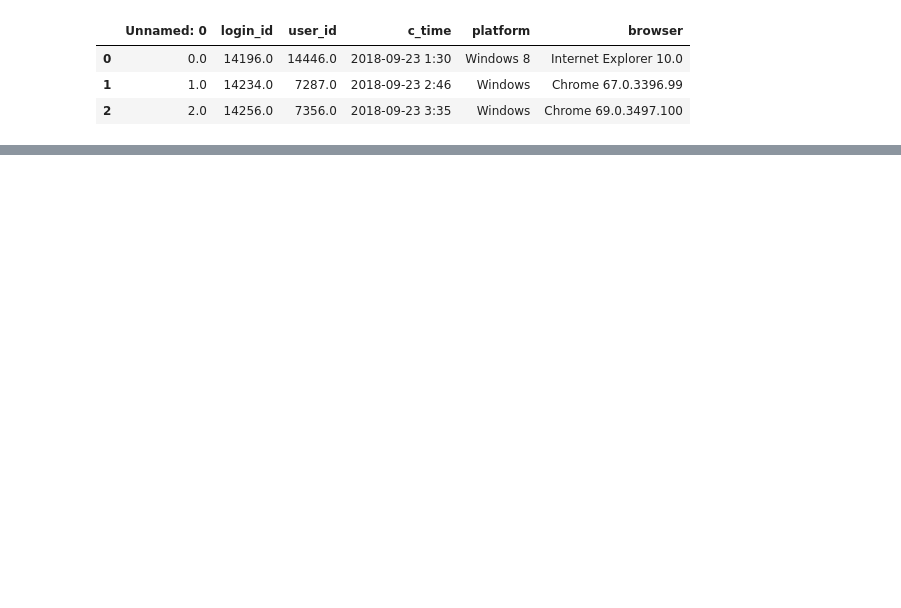
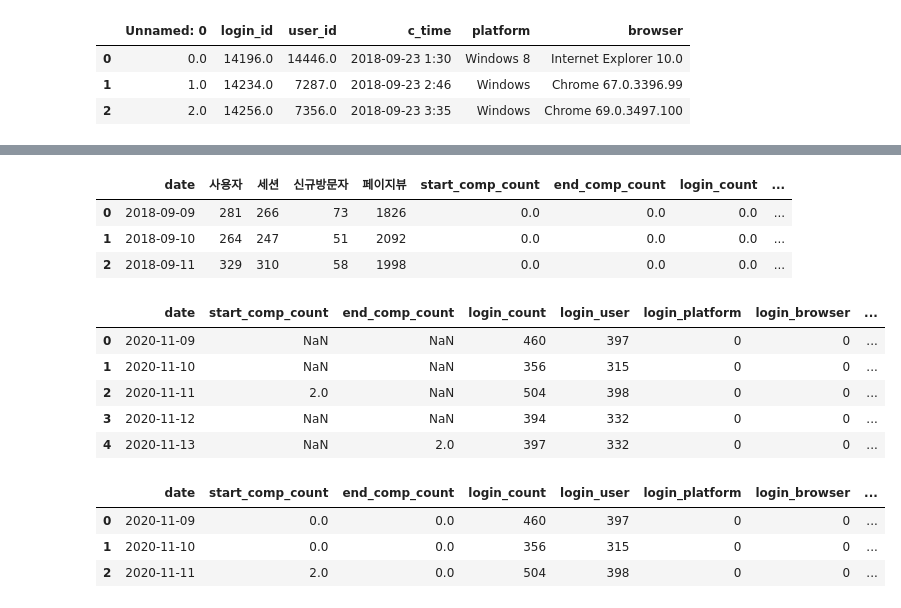
Before and after one commit to imji0319/new_python, a Jupyter notebook: DACON/Winners/dacon_rank1.ipynb, the cells around one changed output, grey strips where cells are left out. Drawn from its saved outputs; the diff is of its cells as text; code cells hidden in the pictures; blank space fills up the shorter version.

```diff
--- a/DACON/Winners/dacon_rank1.ipynb
+++ b/DACON/Winners/dacon_rank1.ipynb
@@ -103,0 +191,34 @@ login.head(3)
+# %%
+train_X.head(3)
+# %% [output]
+|  | date | 사용자 | 세션 | 신규방문자 | 페이지뷰 | start_comp_count | end_comp_count | login_count | ... |
+| 0 | 2018-09-09 | 281 | 266 | 73 | 1826 | 0.0 | 0.0 | 0.0 | ... |
+| 1 | 2018-09-10 | 264 | 247 | 51 | 2092 | 0.0 | 0.0 | 0.0 | ... |
+| 2 | 2018-09-11 | 329 | 310 | 58 | 1998 | 0.0 | 0.0 | 0.0 | ... |
+# %%
+# test features  생성
+
+submission['DateTime'] = submission['DateTime'].astype(str)
+start_comp_fe['date'] = start_comp_fe['date'].astype(str)
+end_comp_fe['date'] = end_comp_fe['date'].astype(str)
+login_fe['date'] = login_fe['date'].astype(str)
+user_fe['date'] =user_fe['date'].astype(str)
+sub_fe['date']=sub_fe['date'].astype(str)
+# %%
+temp_sub = submission[['DateTime']]
+temp_sub.columns =['date']
+# %%
+test_X =  pd.merge(temp_sub, start_comp_fe, on ='date', how ='left' )
+test_X =  pd.merge(test_X, end_comp_fe, on ='date',how ='left')
+test_X =  pd.merge(test_X, login_fe, on ='date',how ='left')
+test_X =  pd.merge(test_X, user_fe, on='date',how ='left')
+test_X =  pd.merge(test_X, sub_fe, on ='date',how ='left')
+
+test_X.head()
+# %% [output]
+|  | date | start_comp_count | end_comp_count | login_count | login_user | login_platform | login_browser | ... |
+| 0 | 2020-11-09 | NaN | NaN | 460 | 397 | 0 | 0 | ... |
+| 1 | 2020-11-10 | NaN | NaN | 356 | 315 | 0 | 0 | ... |
+| 2 | 2020-11-11 | 2.0 | NaN | 504 | 398 | 0 | 0 | ... |
+| 3 | 2020-11-12 | NaN | NaN | 394 | 332 | 0 | 0 | ... |
+| 4 | 2020-11-13 | NaN | 2.0 | 397 | 332 | 0 | 0 | ... |
@@ -103,0 +230,7 @@ login.head(3)
+# %%
+test_X.head(3)
+# %% [output]
+|  | date | start_comp_count | end_comp_count | login_count | login_user | login_platform | login_browser | ... |
+| 0 | 2020-11-09 | 0.0 | 0.0 | 460 | 397 | 0 | 0 | ... |
+| 1 | 2020-11-10 | 0.0 | 0.0 | 356 | 315 | 0 | 0 | ... |
+| 2 | 2020-11-11 | 2.0 | 0.0 | 504 | 398 | 0 | 0 | ... |
```
Also changed, not shown: parts of 26 cells of this notebook.
